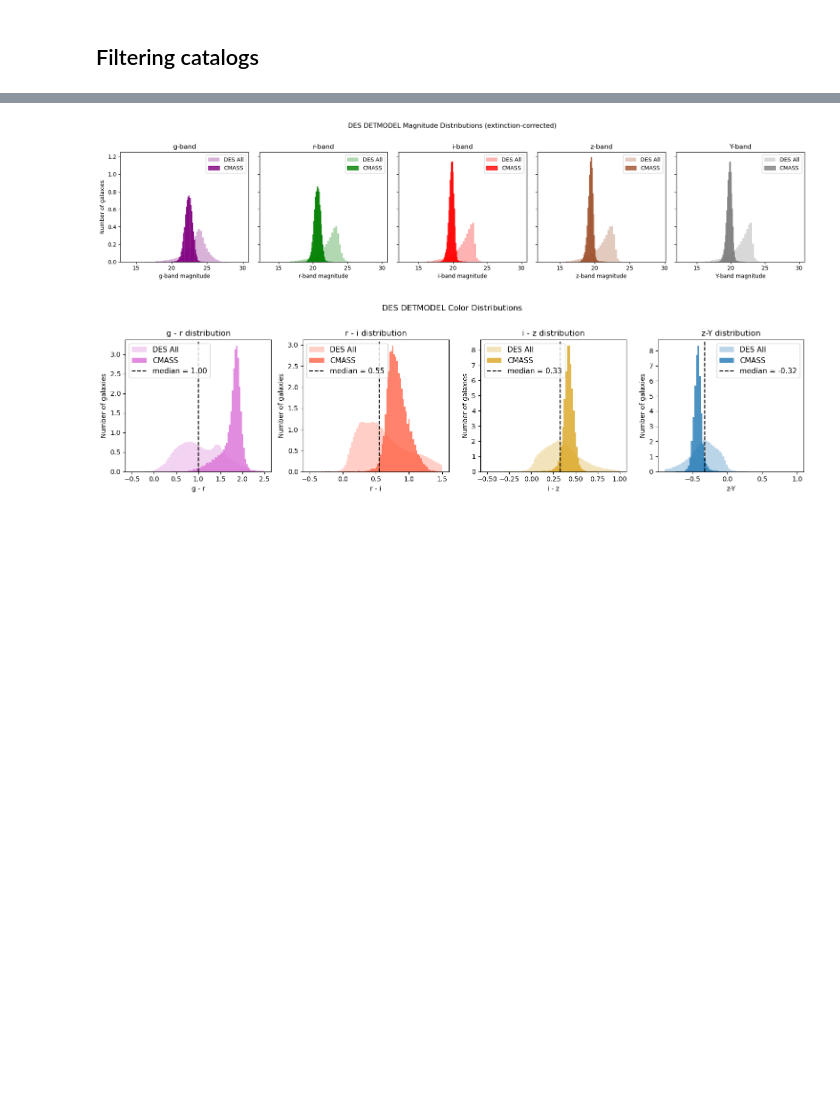
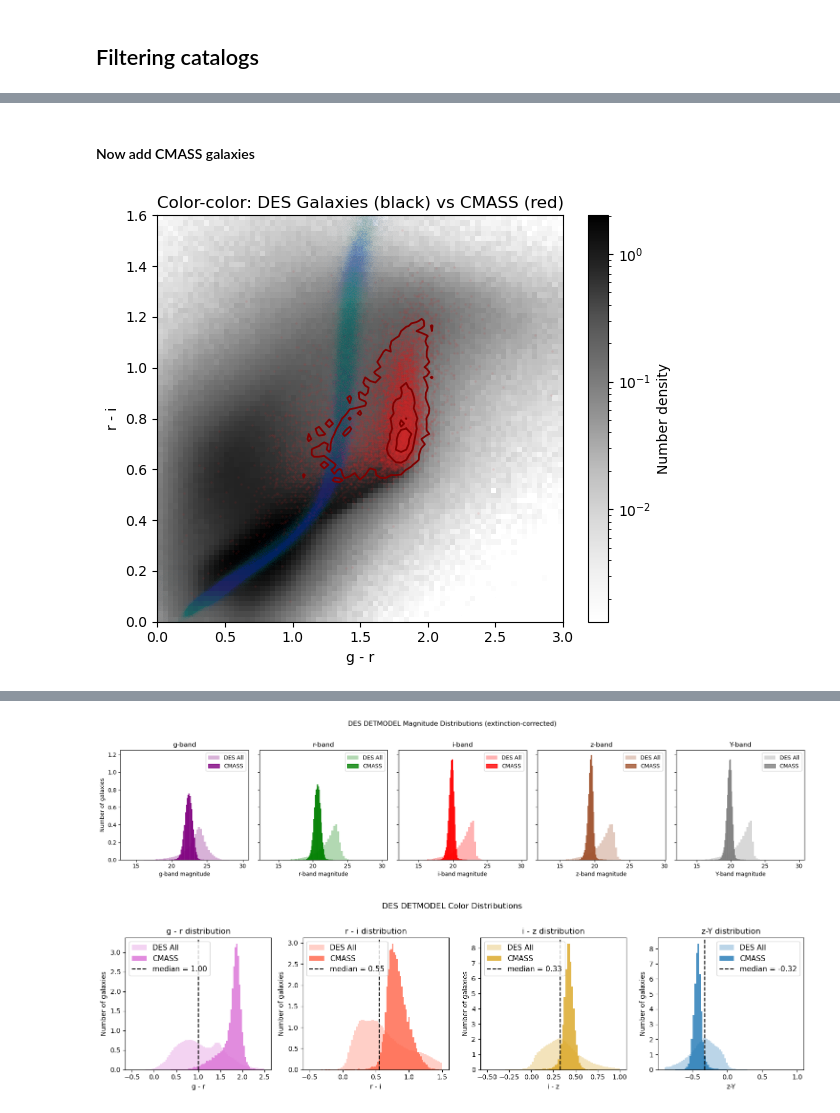
Before and after one commit to sujeong-lee/DMASS, a Jupyter notebook: notebooks/DMASS_tutorial_notebook.ipynb, the cells around one changed output, grey strips where cells are left out. Drawn from its saved outputs; the diff is of its cells as text; code cells hidden in the pictures; blank space fills up the shorter version.

```diff
--- a/notebooks/DMASS_tutorial_notebook.ipynb
+++ b/notebooks/DMASS_tutorial_notebook.ipynb
@@ -110,0 +183,42 @@ Number of non-CMASS galaxies in Y3 GOLD catalog: 7067361
+# %% [markdown]
+#### Now add CMASS galaxies
+# %%
+from matplotlib.colors import LogNorm
+
+gr_bins = np.linspace(0.0, 3.0, 80)
+ri_bins = np.linspace(0.0, 1.6, 80)
+
+fig, ax = plt.subplots(figsize=(6, 5))
+
+# sample1: filled 2D histogram (density)
+H1, xe, ye = np.histogram2d(color_gr, color_ri, bins=[gr_bins, ri_bins], density=True)
+vmin = np.percentile(H1[H1 > 0], 5)
+vmax = H1.max()
+pcm = ax.pcolormesh(xe, ye, H1.T, cmap='Greys', norm=LogNorm(vmin=vmin, vmax=vmax), shading='auto')
+fig.colorbar(pcm, ax=ax, label='Number density')
+
+# sample2: contour overlay
+H2, xe2, ye2 = np.histogram2d(color_gr[select_cmass], color_ri[select_cmass],  bins=[gr_bins, ri_bins], density=False)
+xc = 0.5 * (xe[:-1] + xe[1:])
+yc = 0.5 * (ye[:-1] + ye[1:])
+levels = np.percentile(H2[H2 > 0], [68, 95, 99])   # contour level
+ax.contour(xc, yc, H2.T, levels=levels, colors='maroon', linewidths=1.3)
+
+ax.scatter(color_gr[select_cmass], color_ri[select_cmass], s=3, color='tab:red', alpha=0.1, linewidths=0, rasterized=True)
+
+
+color_gr_star = gold_st82_stars['MOF_CM_MAG_CORRECTED_G'] - gold_st82_stars['MOF_CM_MAG_CORRECTED_R']
+color_ri_star = gold_st82_stars['MOF_CM_MAG_CORRECTED_R'] - gold_st82_stars['MOF_CM_MAG_CORRECTED_I']
+ax.scatter(color_gr_star, color_ri_star, s=1, color='tab:blue', alpha=0.01, linewidths=0, rasterized=True)
+
+#pcm = ax.pcolormesh(xe2, ye2, H2.T, cmap='Reds', shading='auto')
+#fig.colorbar(pcm, ax=ax, label='Number density')
+
+ax.set_ylim(0, 1.6)
+ax.set_xlim(0, 3)
+ax.set_xlabel('g - r')
+ax.set_ylabel('r - i')
+ax.set_title('Color-color: DES Galaxies (black) vs CMASS (red)')
+plt.tight_layout()
+# %% [output]
+[figure, added]
```
Also changed, not shown: parts of 46 cells of this notebook.
